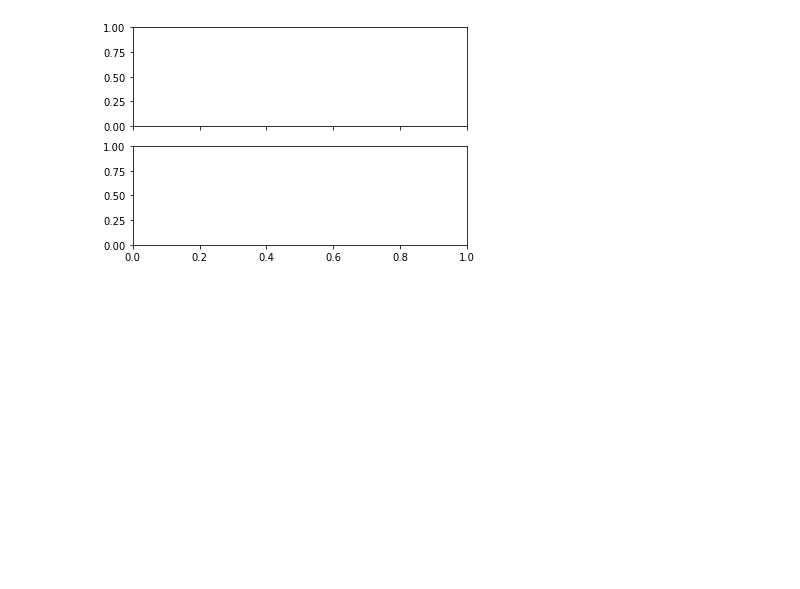
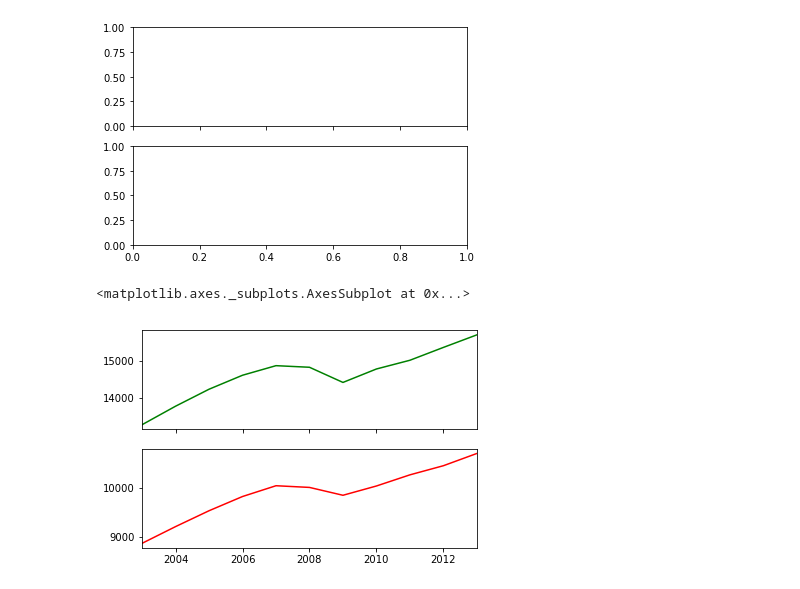
Before and after one commit to missyalienn/nyuDataBootcamp, a Jupyter notebook: bootcamp_sandbox.ipynb, the cells around one changed output. Saved outputs shown, nothing was run; the diff lists cells and outputs as text; code cells hidden in the pictures; blank space fills up the shorter version.

```diff
--- a/bootcamp_sandbox.ipynb
+++ b/bootcamp_sandbox.ipynb
@@ -194,4 +194,8 @@ Object ax has dimension 2
 [figure]
 # %%
 fig, ax = plt.subplots(nrows = 2, ncols = 1, sharex= True)
-us['gdp'].plot(ax= ax[0], co)
+us['gdp'].plot(ax= ax[0], color= 'green')
+us['pce'].plot(ax=ax[1], color='red')
+# %% [output]
+<matplotlib.axes._subplots.AxesSubplot at 0x...>
+[figure, added]
```
